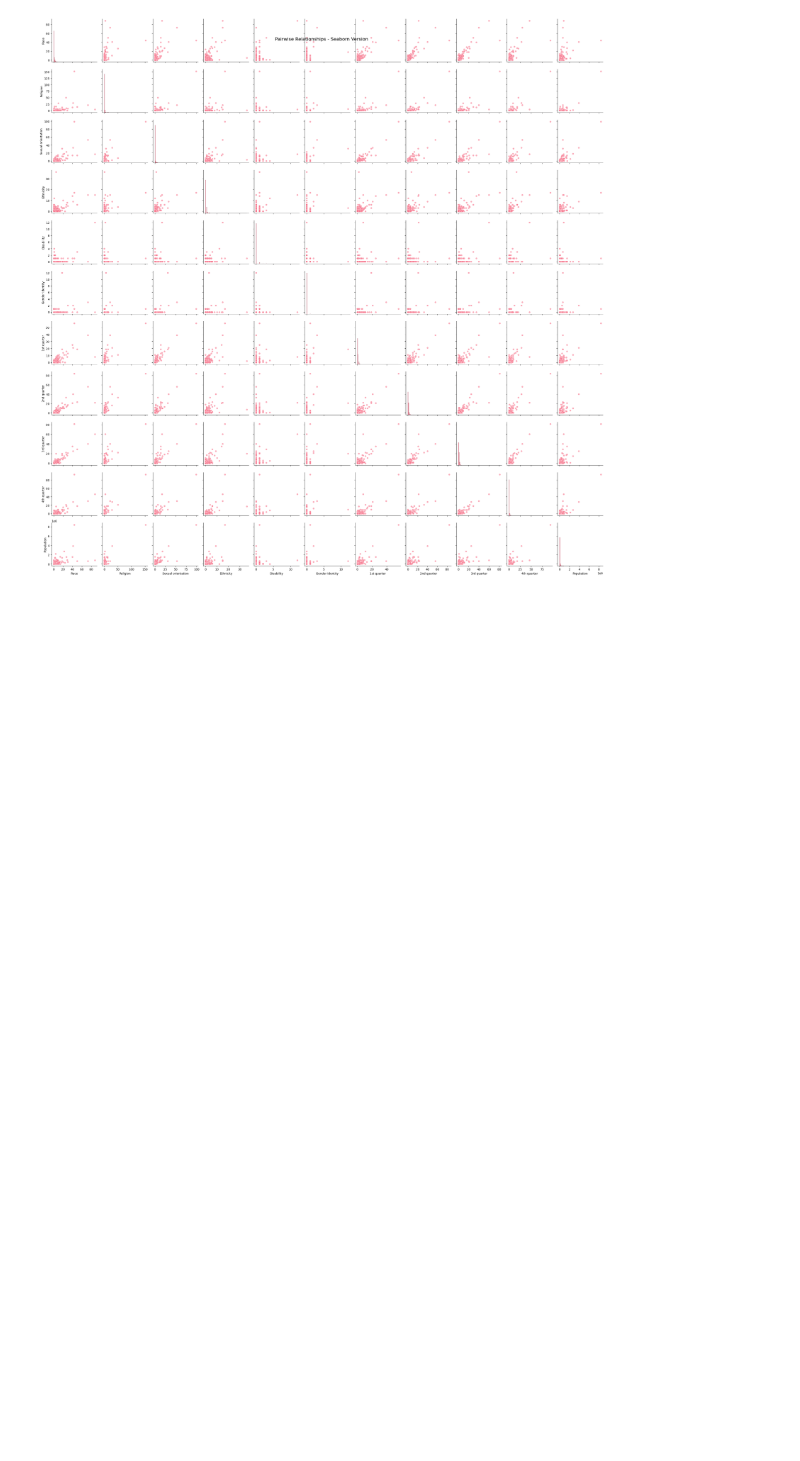
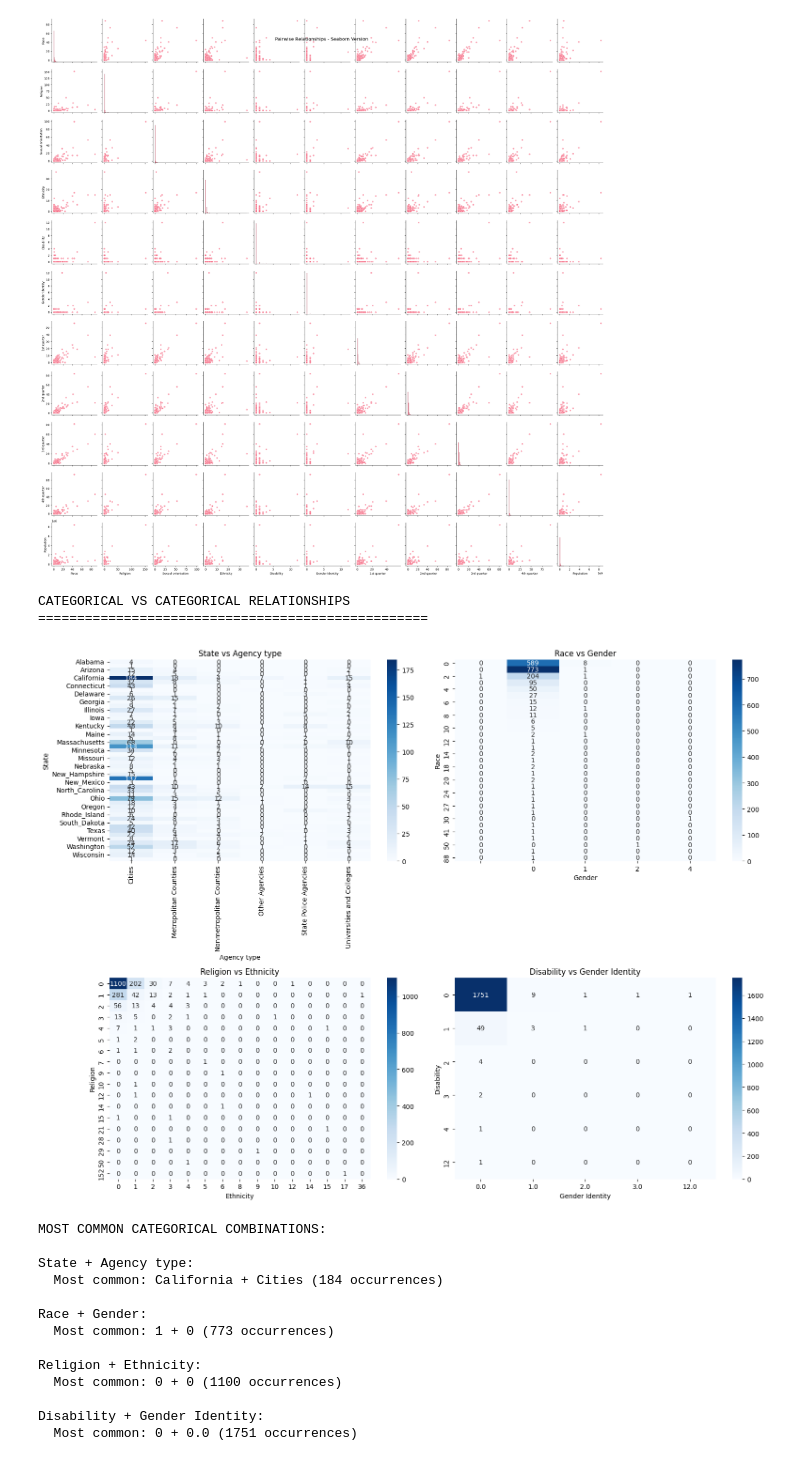
Before and after one commit to datasheng/Csc460-KimiwaSadat-HW, a Jupyter notebook: HW4/EDA.ipynb, the cells around one changed output. Cells and saved outputs as stored; diff of their text form; code cells hidden in the pictures; blank space fills up the shorter version.

```diff
--- a/HW4/EDA.ipynb
+++ b/HW4/EDA.ipynb
@@ -295,3 +295,62 @@ PAIRWISE SCATTER PLOTS FOR NUMERICAL VARIABLES
 [figure]
 <Figure size 1200x1200 with 0 Axes>
 [figure]
+# %%
+# look at how categorical features interact with each other
+print("CATEGORICAL VS CATEGORICAL RELATIONSHIPS")
+print("=" * 50)
+
+# define a few pairs of categorical columns to compare
+categorical_pairs = [
+    ('State', 'Agency type'),
+    ('Race', 'Gender'),
+    ('Religion', 'Ethnicity'),
+    ('Disability', 'Gender Identity')
+]
+
+# only keep pairs that actually exist in the dataset
+categorical_pairs = [(col1, col2) for col1, col2 in categorical_pairs
+                     if col1 in df.columns and col2 in df.columns]
+
+# set up the subplot grid for the heatmaps
+fig, axes = plt.subplots(2, 2, figsize=(16, 12))
+axes = axes.flatten()
+
+# loop through each pair and build a crosstab heatmap
+for i, (col1, col2) in enumerate(categorical_pairs):
+    if i < len(axes):
+        crosstab = pd.crosstab(df[col1], df[col2])
+        sns.heatmap(crosstab, annot=True, fmt='d', cmap='Blues', ax=axes[i])
+        axes[i].set_title(f'{col1} vs {col2}')
+        axes[i].set_xlabel(col2)
+        axes[i].set_ylabel(col1)
+
+# clean up layout
+plt.tight_layout()
+plt.show()
+
+# quick check: most common category combinations
+print("\nMOST COMMON CATEGORICAL COMBINATIONS:")
+for col1, col2 in categorical_pairs:
+    print(f"\n{col1} + {col2}:")
+    crosstab = pd.crosstab(df[col1], df[col2])
+    max_idx = crosstab.stack().idxmax()
+    max_count = crosstab.stack().max()
+    print(f"  Most common: {max_idx[0]} + {max_idx[1]} ({max_count} occurrences)")
+# %% [output]
+CATEGORICAL VS CATEGORICAL RELATIONSHIPS
+==================================================
+[figure, added]
+MOST COMMON CATEGORICAL COMBINATIONS:
+
+State + Agency type:
+  Most common: California + Cities (184 occurrences)
+
+Race + Gender:
+  Most common: 1 + 0 (773 occurrences)
+
+Religion + Ethnicity:
+  Most common: 0 + 0 (1100 occurrences)
+
+Disability + Gender Identity:
+  Most common: 0 + 0.0 (1751 occurrences)
```
